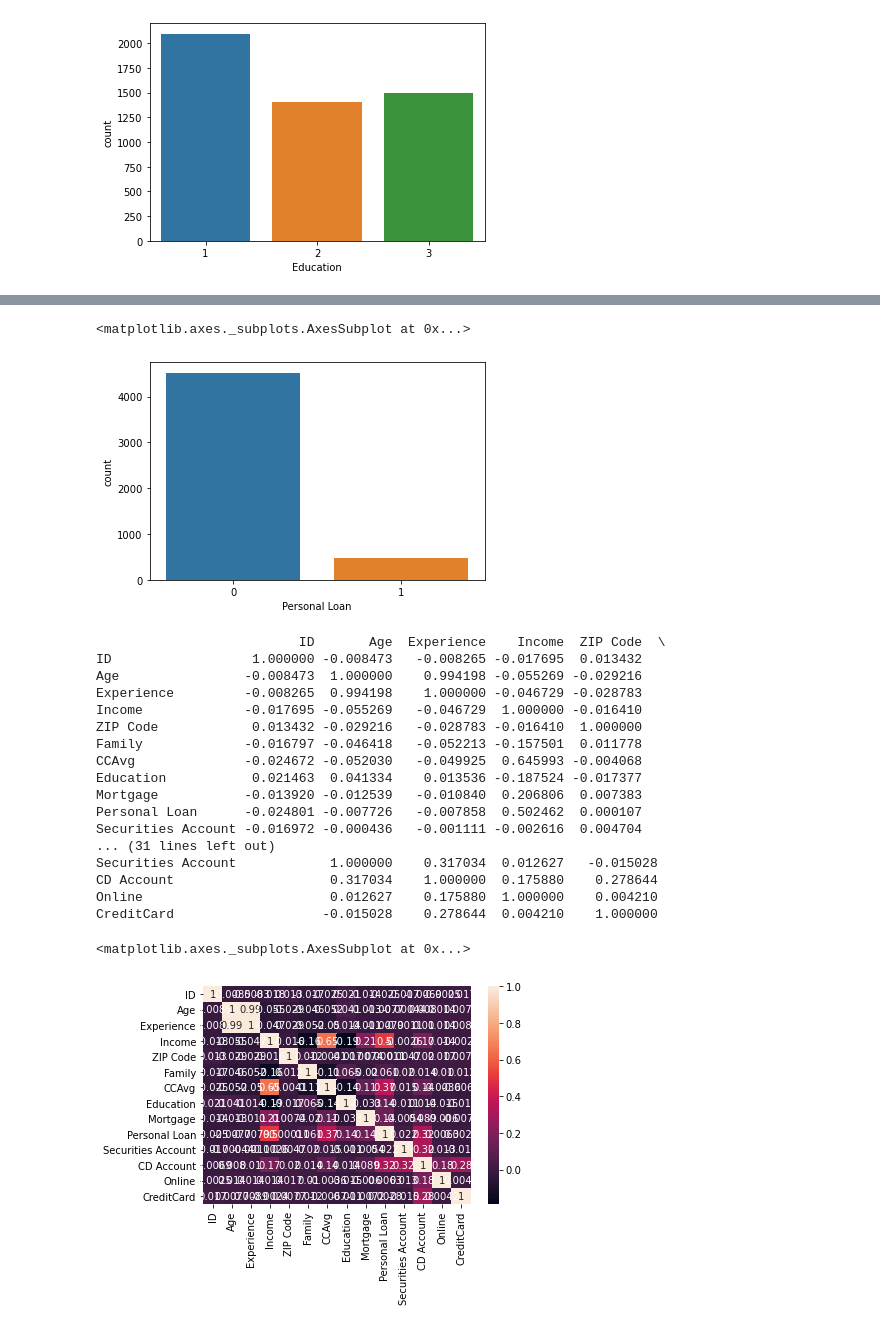
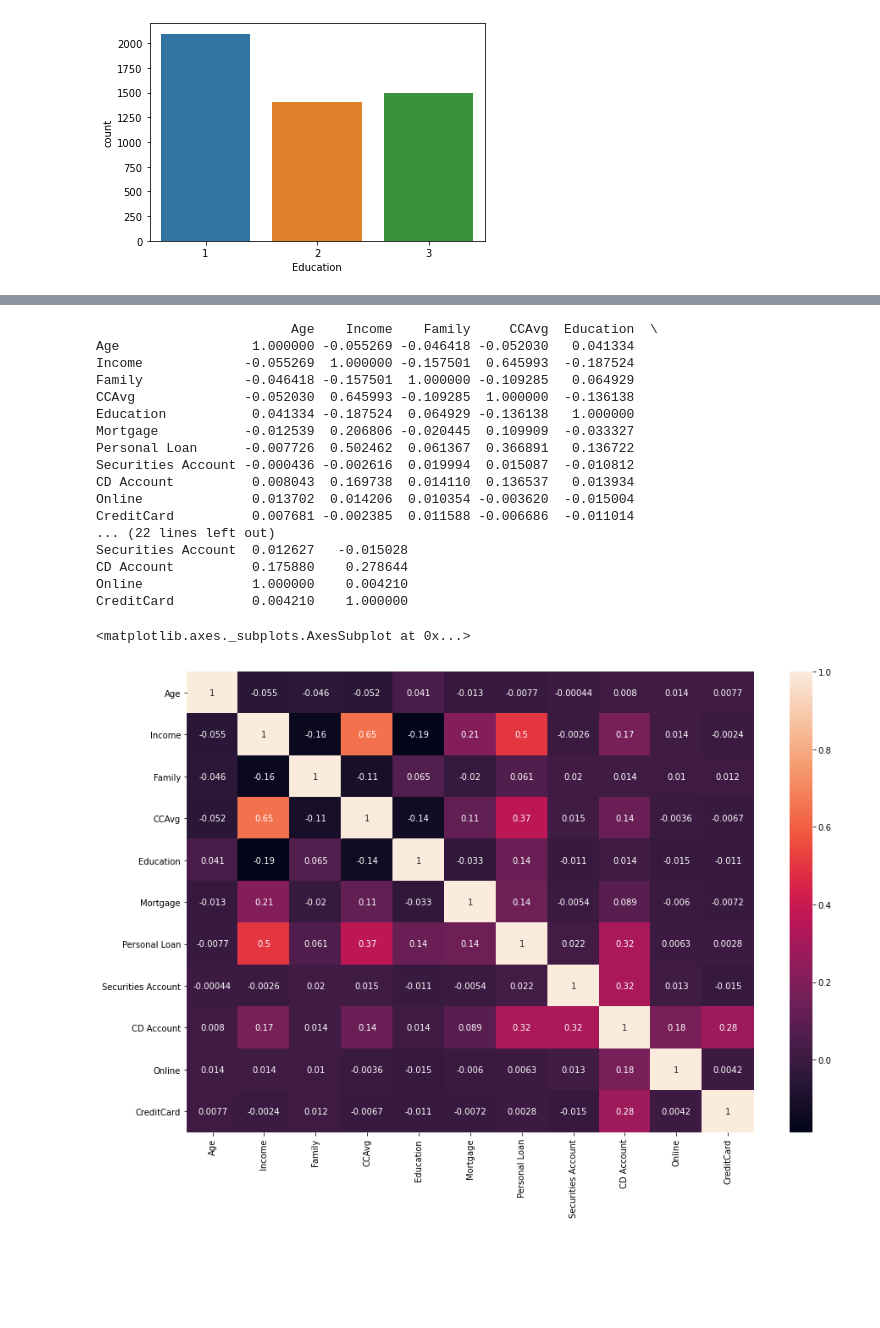
Before and after one commit to divya1999ann/Marketing-CampaignProject, a Jupyter notebook: Marketing Campaign for Banking Products.ipynb, the cells around one changed output, grey strips where cells are left out. Saved outputs shown, nothing was run; the diff lists cells and outputs as text; code cells hidden in the pictures; blank space fills up the shorter version.

```diff
--- a/Marketing Campaign for Banking Products.ipynb
+++ b/Marketing Campaign for Banking Products.ipynb
@@ -10,3 +155,6 @@ df = pd.read_excel('Bank_Personal_Loan_Modelling.xlsx', sheet_name='Data')
+# %%
+#dropping unwanted rows
+df = df.drop(['Experience', 'ID'], axis = 1)
 # %%
 df.head()
 # %% [output]
@@ -108,0 +188,3 @@ dtype: object
+# %%
+#Zip code is a nominal variable. So if we have to encode it, there will be 467 values , so we are dropping it.
+df = df.drop(['ZIP Code'], axis=1)
@@ -161,5 +338,0 @@ sns.countplot(x='CreditCard',data=df)
-# %%
-sns.countplot(x='Personal Loan',data=df)
-# %% [output]
-<matplotlib.axes._subplots.AxesSubplot at 0x...>
-[figure, removed]
@@ -166,24 +341,25 @@ sns.countplot(x='Personal Loan',data=df)
 # %%
+fig, ax = plt.subplots(figsize=(15,10))
 corr = df.corr()
 print(corr)
 sns.heatmap(corr,xticklabels=corr.columns,yticklabels=corr.columns,annot=True)
 # %% [output]
-                          ID       Age  Experience    Income  ZIP Code  \
-ID                  1.000000 -0.008473   -0.008265 -0.017695  0.013432
-Age                -0.008473  1.000000    0.994198 -0.055269 -0.029216
-Experience         -0.008265  0.994198    1.000000 -0.046729 -0.028783
-Income             -0.017695 -0.055269   -0.046729  1.000000 -0.016410
-ZIP Code            0.013432 -0.029216   -0.028783 -0.016410  1.000000
-Family             -0.016797 -0.046418   -0.052213 -0.157501  0.011778
-CCAvg              -0.024672 -0.052030   -0.049925  0.645993 -0.004068
-Education           0.021463  0.041334    0.013536 -0.187524 -0.017377
-Mortgage           -0.013920 -0.012539   -0.010840  0.206806  0.007383
-Personal Loan      -0.024801 -0.007726   -0.007858  0.502462  0.000107
-Securities Account -0.016972 -0.000436   -0.001111 -0.002616  0.004704
-... (31 lines left out)
-Securities Account            1.000000    0.317034  0.012627   -0.015028
-CD Account                    0.317034    1.000000  0.175880    0.278644
-Online                        0.012627    0.175880  1.000000    0.004210
-CreditCard                   -0.015028    0.278644  0.004210    1.000000
+                         Age    Income    Family     CCAvg  Education  \
+Age                 1.000000 -0.055269 -0.046418 -0.052030   0.041334
+Income             -0.055269  1.000000 -0.157501  0.645993  -0.187524
+Family             -0.046418 -0.157501  1.000000 -0.109285   0.064929
+CCAvg              -0.052030  0.645993 -0.109285  1.000000  -0.136138
+Education           0.041334 -0.187524  0.064929 -0.136138   1.000000
+Mortgage           -0.012539  0.206806 -0.020445  0.109909  -0.033327
+Personal Loan      -0.007726  0.502462  0.061367  0.366891   0.136722
+Securities Account -0.000436 -0.002616  0.019994  0.015087  -0.010812
+CD Account          0.008043  0.169738  0.014110  0.136537   0.013934
+Online              0.013702  0.014206  0.010354 -0.003620  -0.015004
+CreditCard          0.007681 -0.002385  0.011588 -0.006686  -0.011014
+... (22 lines left out)
+Securities Account  0.012627   -0.015028
+CD Account          0.175880    0.278644
+Online              1.000000    0.004210
+CreditCard          0.004210    1.000000
 <matplotlib.axes._subplots.AxesSubplot at 0x...>
-[figure, old version]
+[figure, new version]
```
Also changed, not shown: parts of 146 cells of this notebook, 1 other file.
